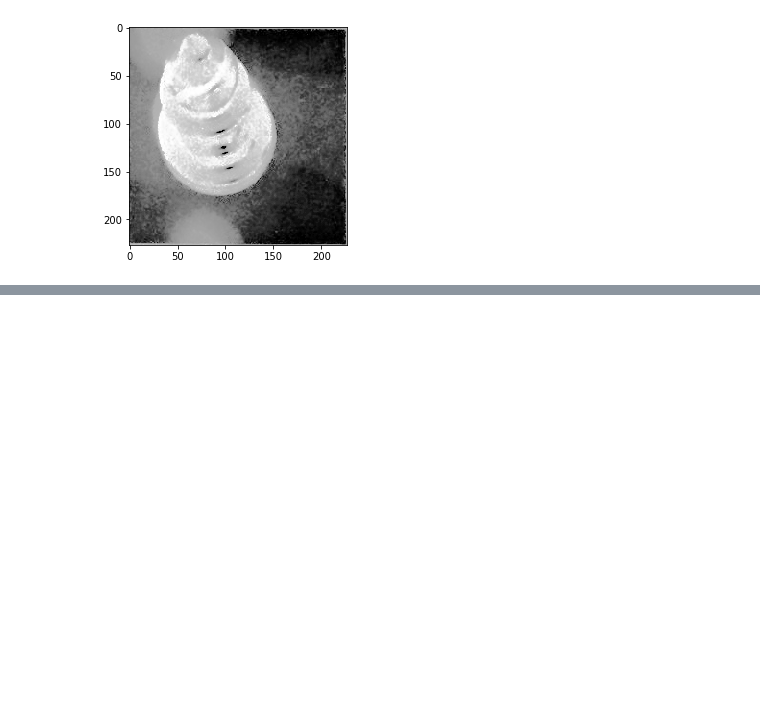
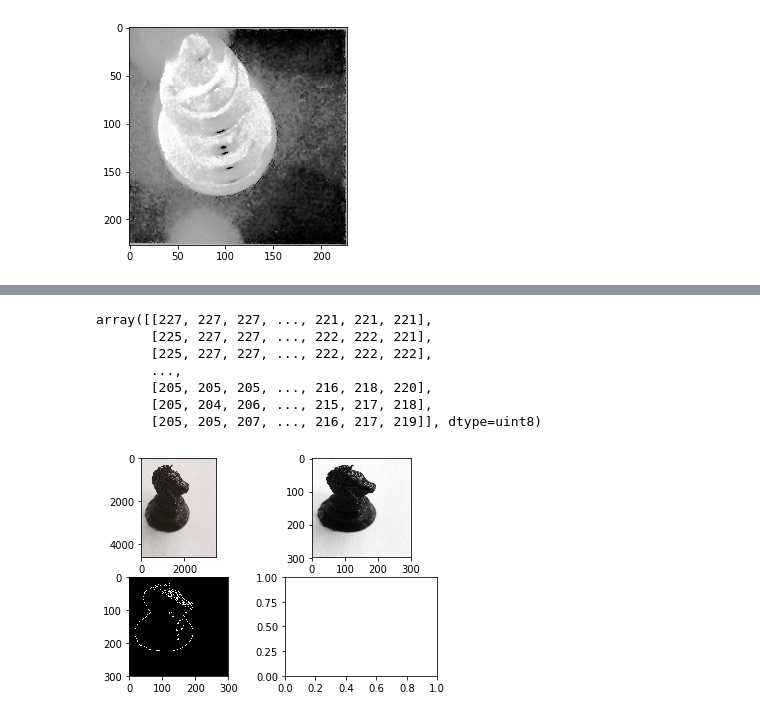
Before and after one commit to ace-racer/Extending-Board-Games-using-deep-learning, a Jupyter notebook: chess_piece_detection/Grayscale processing.ipynb, the cells around one changed output, grey strips where cells are left out. Drawn from its saved outputs; the diff is of its cells as text; code cells hidden in the pictures; blank space fills up the shorter version.

```diff
--- a/chess_piece_detection/Grayscale processing.ipynb
+++ b/chess_piece_detection/Grayscale processing.ipynb
@@ -60,0 +84,11 @@ bb = process_color_image("H:\\AR-ExtendingOnlineGames\\data\\chess_pieces_data\\
+# %%
+process_color_image("H:\\AR-ExtendingOnlineGames\\actual_images\\knight\\IMG_20181216_113628.jpg")
+# %% [output]
+array([[227, 227, 227, ..., 221, 221, 221],
+       [225, 227, 227, ..., 222, 222, 221],
+       [225, 227, 227, ..., 222, 222, 222],
+       ...,
+       [205, 205, 205, ..., 216, 218, 220],
+       [205, 204, 206, ..., 215, 217, 218],
+       [205, 205, 207, ..., 216, 217, 219]], dtype=uint8)
+[figure, added]
```
Also changed, not shown: parts of 6 cells of this notebook.
